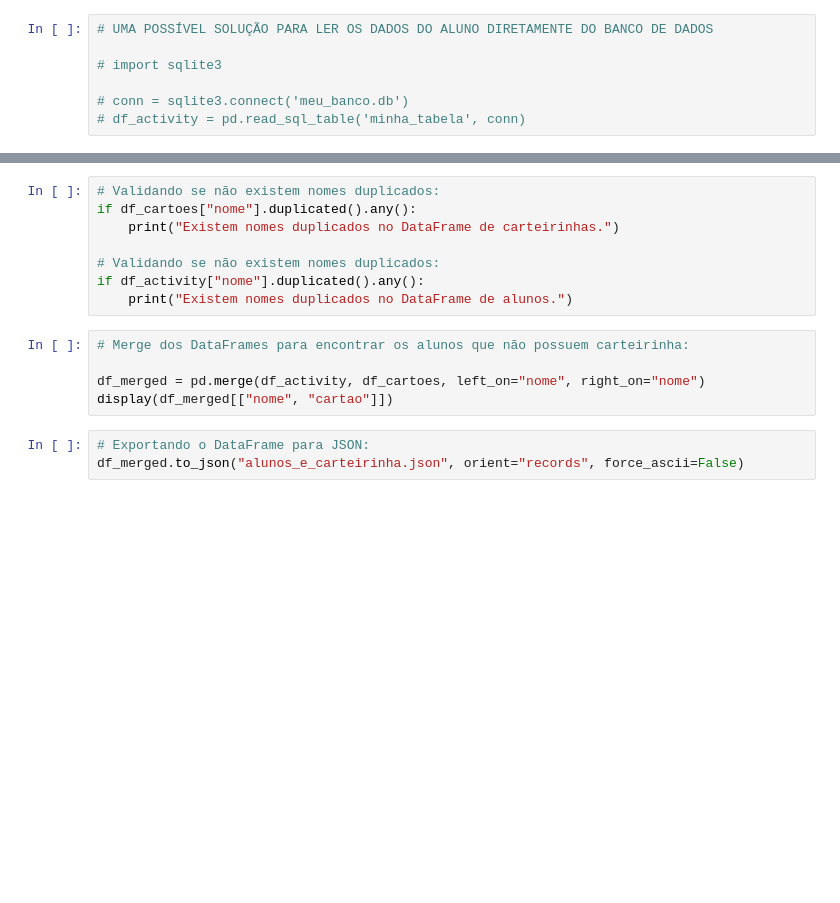
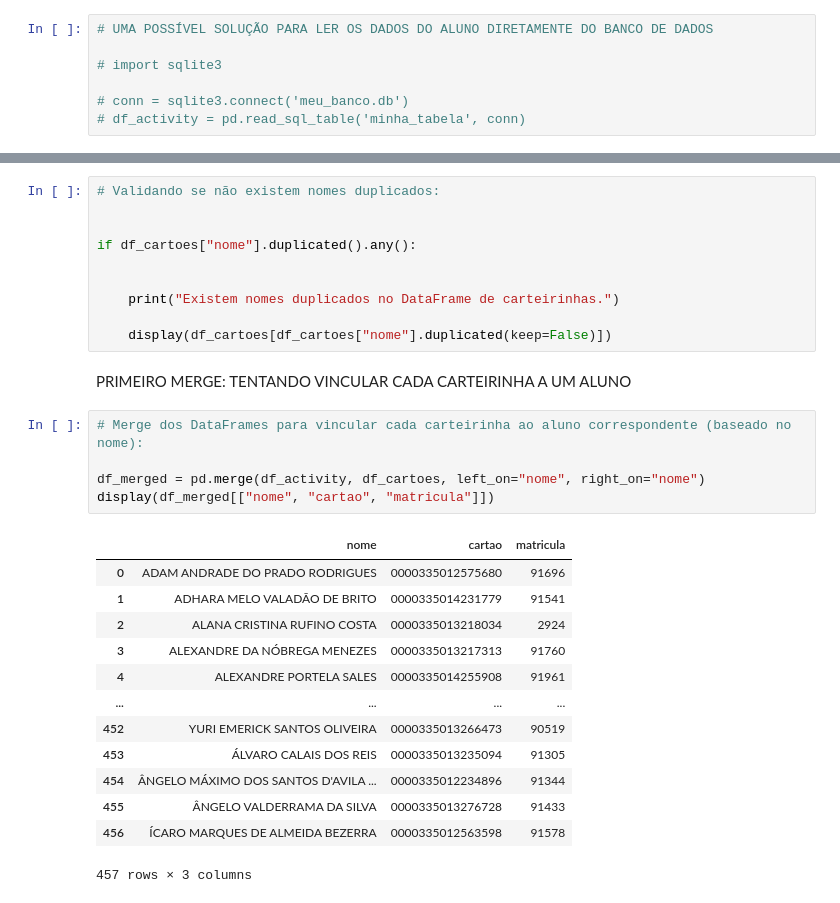
Before and after one commit to viniciusccosta/TopSoft, a Jupyter notebook: merge.ipynb, the cells around one changed output, grey strips where cells are left out. Saved outputs shown, nothing was run; the diff lists cells and outputs as text; blank space fills up the shorter version.

```diff
--- a/merge.ipynb
+++ b/merge.ipynb
@@ -44,17 +132,32 @@ display(df_cartoes)
 # %%
 # Validando se não existem nomes duplicados:
+
+
 if df_cartoes["nome"].duplicated().any():
+
+
     print("Existem nomes duplicados no DataFrame de carteirinhas.")
 
-# Validando se não existem nomes duplicados:
-if df_activity["nome"].duplicated().any():
-    print("Existem nomes duplicados no DataFrame de alunos.")
+    display(df_cartoes[df_cartoes["nome"].duplicated(keep=False)])
+# %% [markdown]
+PRIMEIRO MERGE: TENTANDO VINCULAR CADA CARTEIRINHA A UM ALUNO
 # %%
-# Merge dos DataFrames para encontrar os alunos que não possuem carteirinha:
+# Merge dos DataFrames para vincular cada carteirinha ao aluno correspondente (baseado no nome):
 
 df_merged = pd.merge(df_activity, df_cartoes, left_on="nome", right_on="nome")
-display(df_merged[["nome", "cartao"]])
+display(df_merged[["nome", "cartao", "matricula"]])
+# %% [output]
+|  | nome | cartao | matricula |
+| 0 | ADAM ANDRADE DO PRADO RODRIGUES | 0000335012575680 | 91696 |
+| 1 | ADHARA MELO VALADÃO DE BRITO | 0000335014231779 | 91541 |
+| 2 | ALANA CRISTINA RUFINO COSTA | 0000335013218034 | 2924 |
+| 3 | ALEXANDRE DA NÓBREGA MENEZES | 0000335013217313 | 91760 |
+| 4 | ALEXANDRE PORTELA SALES | 0000335014255908 | 91961 |
+| ... | ... | ... | ... |
+| 452 | YURI EMERICK SANTOS OLIVEIRA | 0000335013266473 | 90519 |
+| 453 | ÁLVARO CALAIS DOS REIS | 0000335013235094 | 91305 |
+| 454 | ÂNGELO MÁXIMO DOS SANTOS D'AVILA ... | 0000335012234896 | 91344 |
+| 455 | ÂNGELO VALDERRAMA DA SILVA | 0000335013276728 | 91433 |
+| 456 | ÍCARO MARQUES DE ALMEIDA BEZERRA | 0000335012563598 | 91578 |
+457 rows × 3 columns
-# %%
-# Exportando o DataFrame para JSON:
-df_merged.to_json("alunos_e_carteirinha.json", orient="records", force_ascii=False)
 # %%
```
Also changed, not shown: parts of 11 cells of this notebook.
